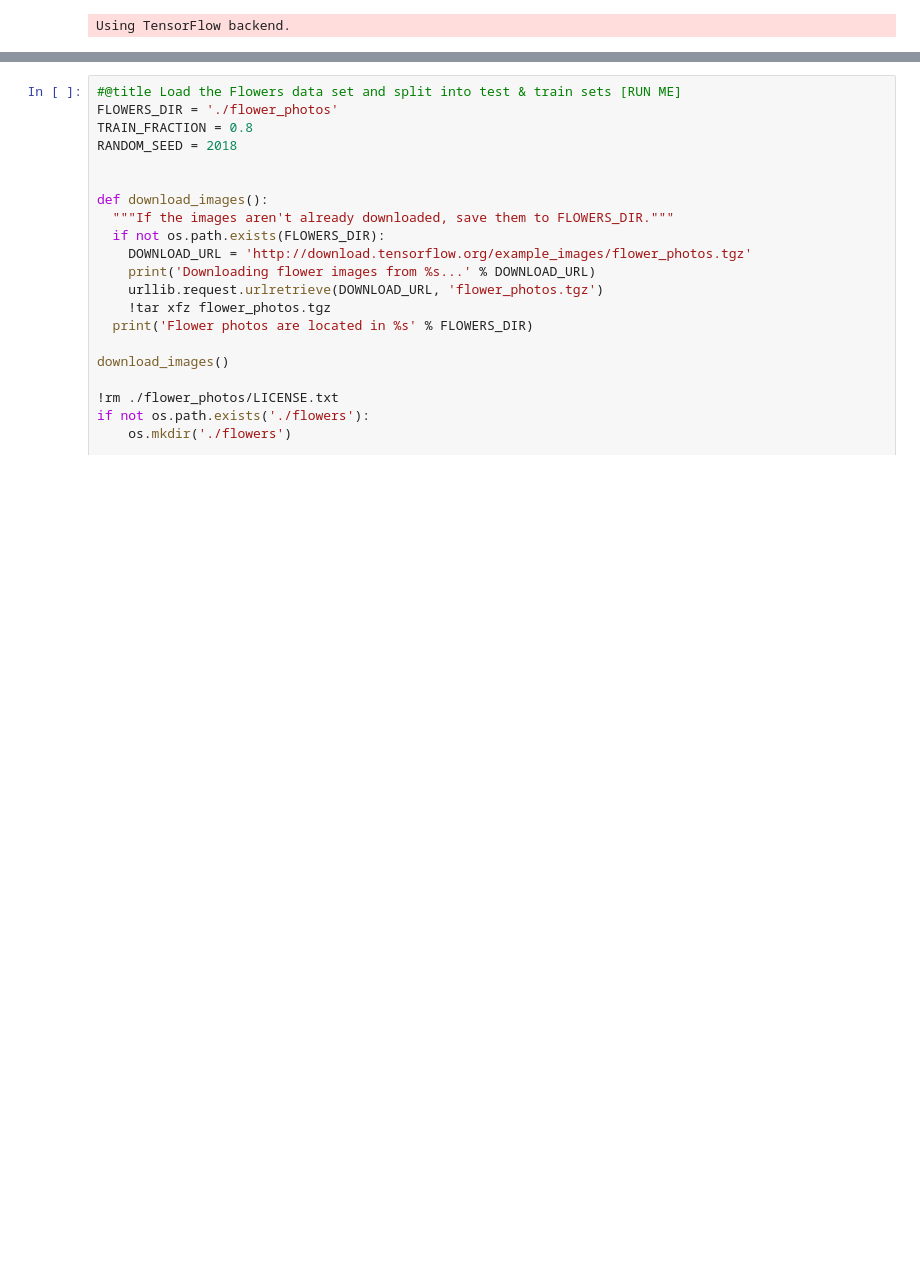
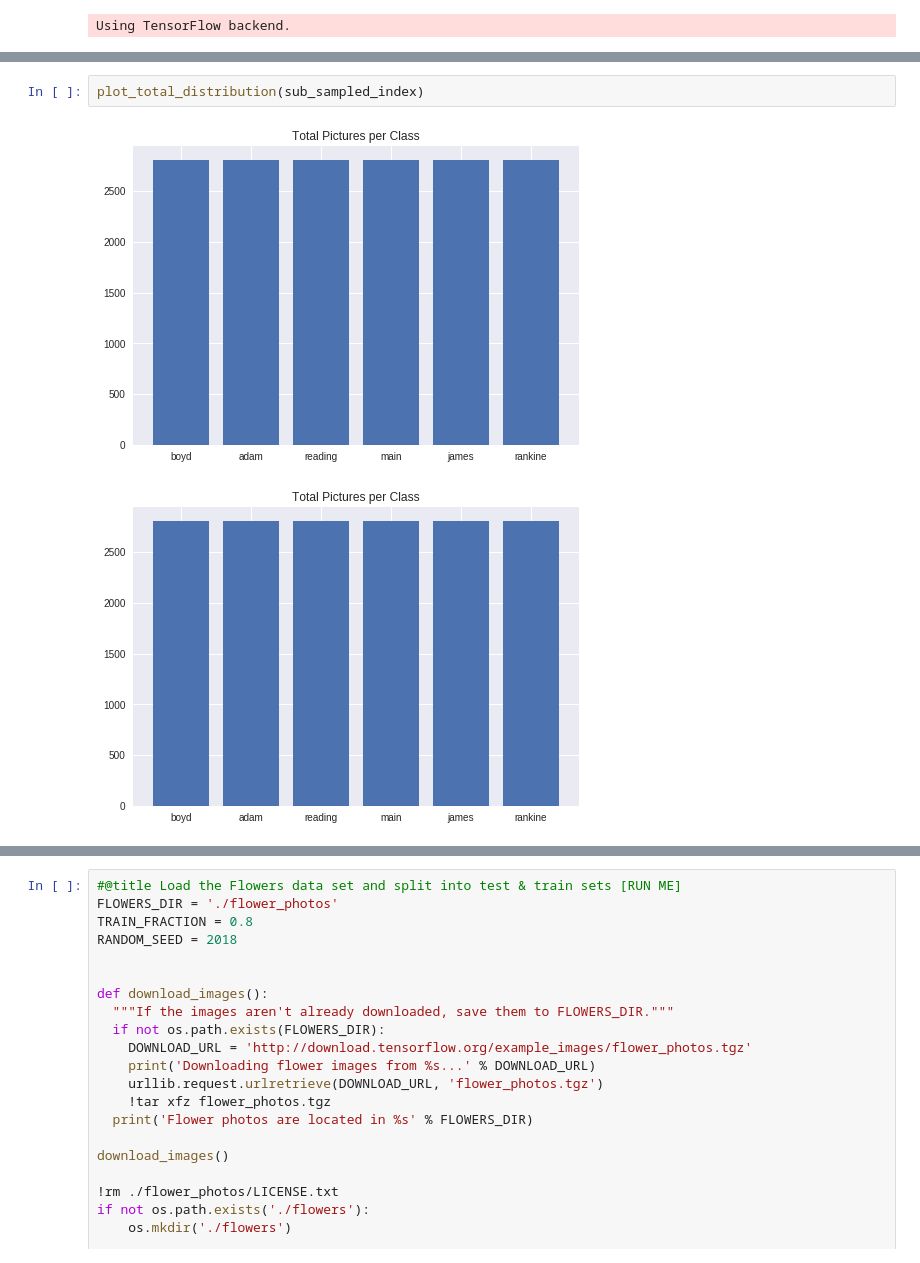
Before and after one commit to Andrew-Mackay/building_classifier, a Jupyter notebook: notebooks/AX-2019.ipynb, the cells around one changed output, grey strips where cells are left out. Cells and saved outputs as stored; diff of their text form; blank space fills up the shorter version.

```diff
--- a/notebooks/AX-2019.ipynb
+++ b/notebooks/AX-2019.ipynb
@@ -179,0 +344,5 @@ Total: 7493
+# %%
+plot_total_distribution(sub_sampled_index)
+# %% [output]
+[figure, added]
+[figure, added]
```
Also changed, not shown: parts of 53 cells of this notebook.
